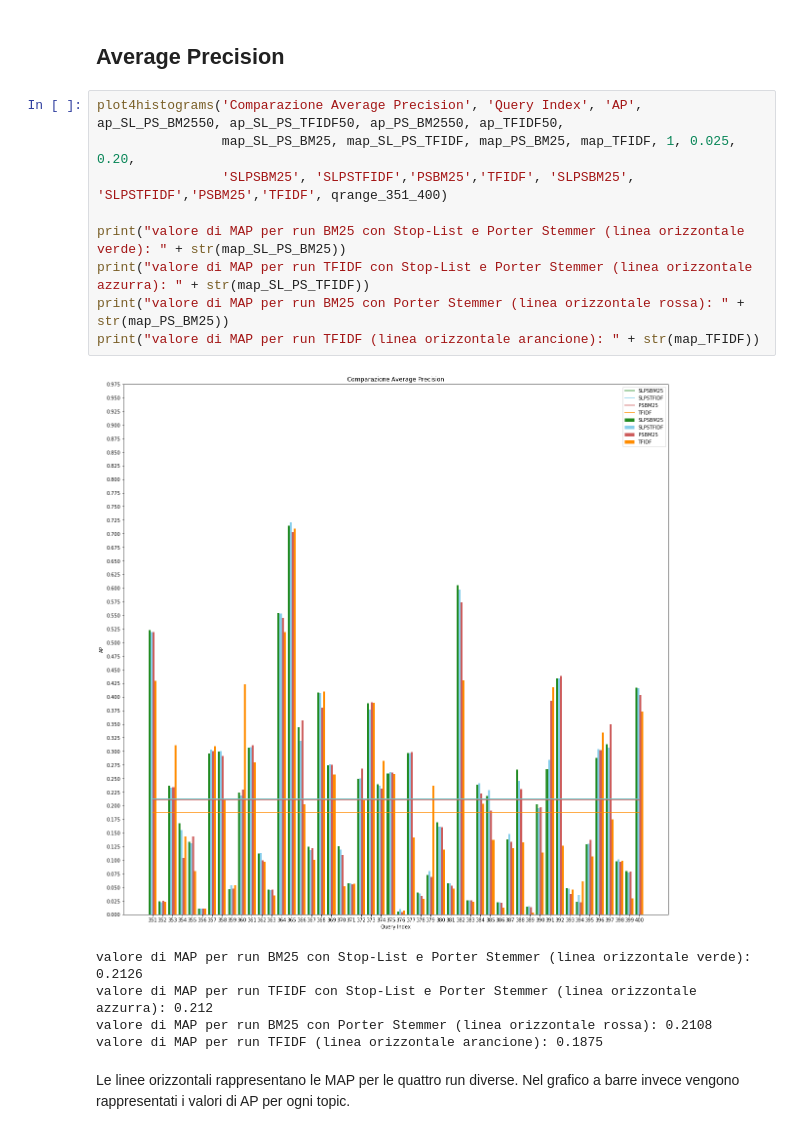
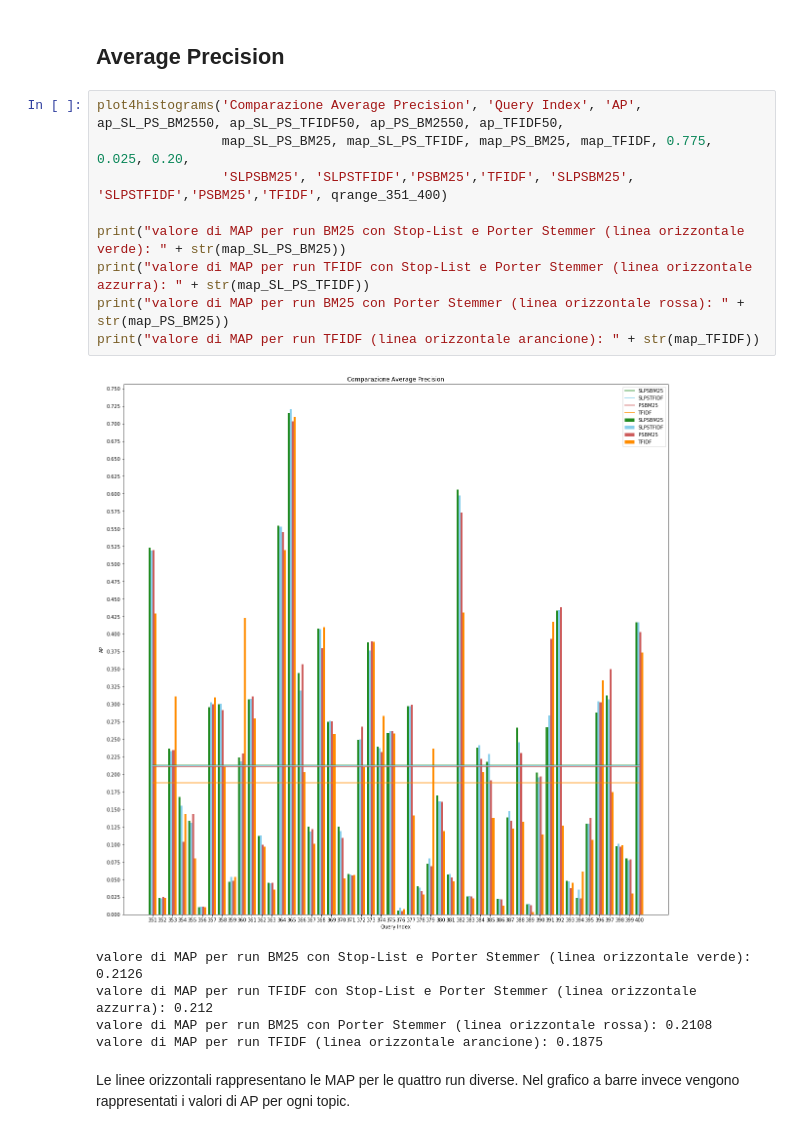
Before and after one commit to LeonardoLerose/homework1-ir, a Jupyter notebook: IR_HW1ign.ipynb, the cells around one changed output. Saved outputs shown, nothing was run; the diff lists cells and outputs as text.

```diff
--- a/IR_HW1ign.ipynb
+++ b/IR_HW1ign.ipynb
@@ -300,15 +300,15 @@ Questo è ulteriormente evidenziato dal test di Tukey, infatti osservando i plot
 ## Average Precision
 # %%
 plot4histograms('Comparazione Average Precision', 'Query Index', 'AP', ap_SL_PS_BM2550, ap_SL_PS_TFIDF50, ap_PS_BM2550, ap_TFIDF50,
-                map_SL_PS_BM25, map_SL_PS_TFIDF, map_PS_BM25, map_TFIDF, 1, 0.025, 0.20,
+                map_SL_PS_BM25, map_SL_PS_TFIDF, map_PS_BM25, map_TFIDF, 0.775, 0.025, 0.20,
                 'SLPSBM25', 'SLPSTFIDF','PSBM25','TFIDF', 'SLPSBM25', 'SLPSTFIDF','PSBM25','TFIDF', qrange_351_400)
 
 print("valore di MAP per run BM25 con Stop-List e Porter Stemmer (linea orizzontale verde): " + str(map_SL_PS_BM25))
 print("valore di MAP per run TFIDF con Stop-List e Porter Stemmer (linea orizzontale azzurra): " + str(map_SL_PS_TFIDF))
 print("valore di MAP per run BM25 con Porter Stemmer (linea orizzontale rossa): " + str(map_PS_BM25))
 print("valore di MAP per run TFIDF (linea orizzontale arancione): " + str(map_TFIDF))
 # %% [output]
-[figure, old version]
+[figure, new version]
 valore di MAP per run BM25 con Stop-List e Porter Stemmer (linea orizzontale verde): 0.2126
 valore di MAP per run TFIDF con Stop-List e Porter Stemmer (linea orizzontale azzurra): 0.212
 valore di MAP per run BM25 con Porter Stemmer (linea orizzontale rossa): 0.2108
```
Also changed, not shown: parts of 5 cells of this notebook.
